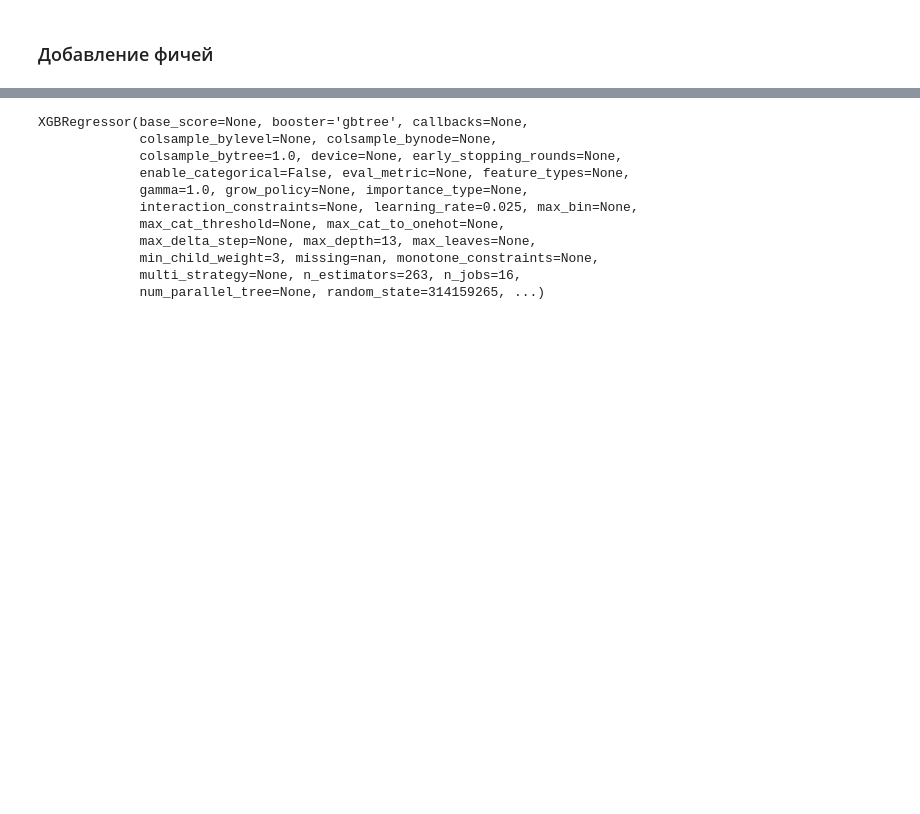
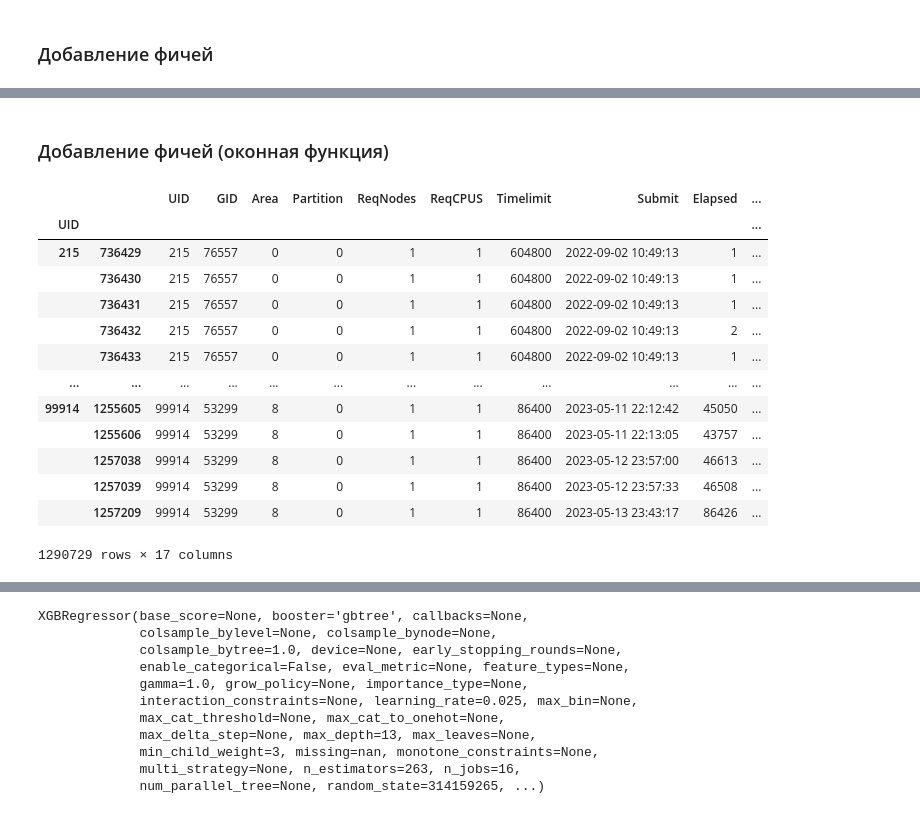
Before and after one commit to lelamaar/scc-optimisation-xgboost, a Jupyter notebook: hyperopt_xgboost.ipynb, the cells around one changed output, grey strips where cells are left out. Saved outputs shown, nothing was run; the diff lists cells and outputs as text; code cells hidden in the pictures; blank space fills up the shorter version.

```diff
--- a/hyperopt_xgboost.ipynb
+++ b/hyperopt_xgboost.ipynb
@@ -213,0 +212,32 @@ train_df = train_df.merge(tasks, on='UID', how='left')
+# %% [markdown]
+### Добавление фичей (оконная функция)
+# %%
+train_df['Submit'] = pd.to_datetime(train_df['Submit'])
+# %%
+train_df.sort_values(by=['UID', 'Submit'], inplace=True)
+# %%
+def calculate_features(group):
+    group['mean_elapsed'] = group['Elapsed'].expanding(min_periods=1).mean()
+    group['succeded_task_count'] = group['State'].expanding(min_periods=group.shape[0]//100).apply(lambda x: (x == 0).sum())
+    group['failed_task_count'] = group['State'].expanding(min_periods=group.shape[0]//100).apply(lambda x: (x == 1).sum())
+    group['timeout_task_count'] = group['State'].expanding(min_periods=group.shape[0]//100).apply(lambda x: (x == 2).sum())
+    return group
+# %%
+train_df = train_df.groupby('UID').apply(calculate_features)
+# %%
+train_df
+# %% [output]
+|  |  | UID | GID | Area | Partition | ReqNodes | ReqCPUS | Timelimit | Submit | Elapsed | ... |
+| UID |  |  |  |  |  |  |  |  |  |  | ... |
+| 215 | 736429 | 215 | 76557 | 0 | 0 | 1 | 1 | 604800 | 2022-09-02 10:49:13 | 1 | ... |
+|  | 736430 | 215 | 76557 | 0 | 0 | 1 | 1 | 604800 | 2022-09-02 10:49:13 | 1 | ... |
+|  | 736431 | 215 | 76557 | 0 | 0 | 1 | 1 | 604800 | 2022-09-02 10:49:13 | 1 | ... |
+|  | 736432 | 215 | 76557 | 0 | 0 | 1 | 1 | 604800 | 2022-09-02 10:49:13 | 2 | ... |
+|  | 736433 | 215 | 76557 | 0 | 0 | 1 | 1 | 604800 | 2022-09-02 10:49:13 | 1 | ... |
+| ... | ... | ... | ... | ... | ... | ... | ... | ... | ... | ... | ... |
+| 99914 | 1255605 | 99914 | 53299 | 8 | 0 | 1 | 1 | 86400 | 2023-05-11 22:12:42 | 45050 | ... |
+|  | 1255606 | 99914 | 53299 | 8 | 0 | 1 | 1 | 86400 | 2023-05-11 22:13:05 | 43757 | ... |
+|  | 1257038 | 99914 | 53299 | 8 | 0 | 1 | 1 | 86400 | 2023-05-12 23:57:00 | 46613 | ... |
+|  | 1257039 | 99914 | 53299 | 8 | 0 | 1 | 1 | 86400 | 2023-05-12 23:57:33 | 46508 | ... |
+|  | 1257209 | 99914 | 53299 | 8 | 0 | 1 | 1 | 86400 | 2023-05-13 23:43:17 | 86426 | ... |
+1290729 rows × 17 columns
```
Also changed, not shown: parts of 26 cells of this notebook, 3 other files.
